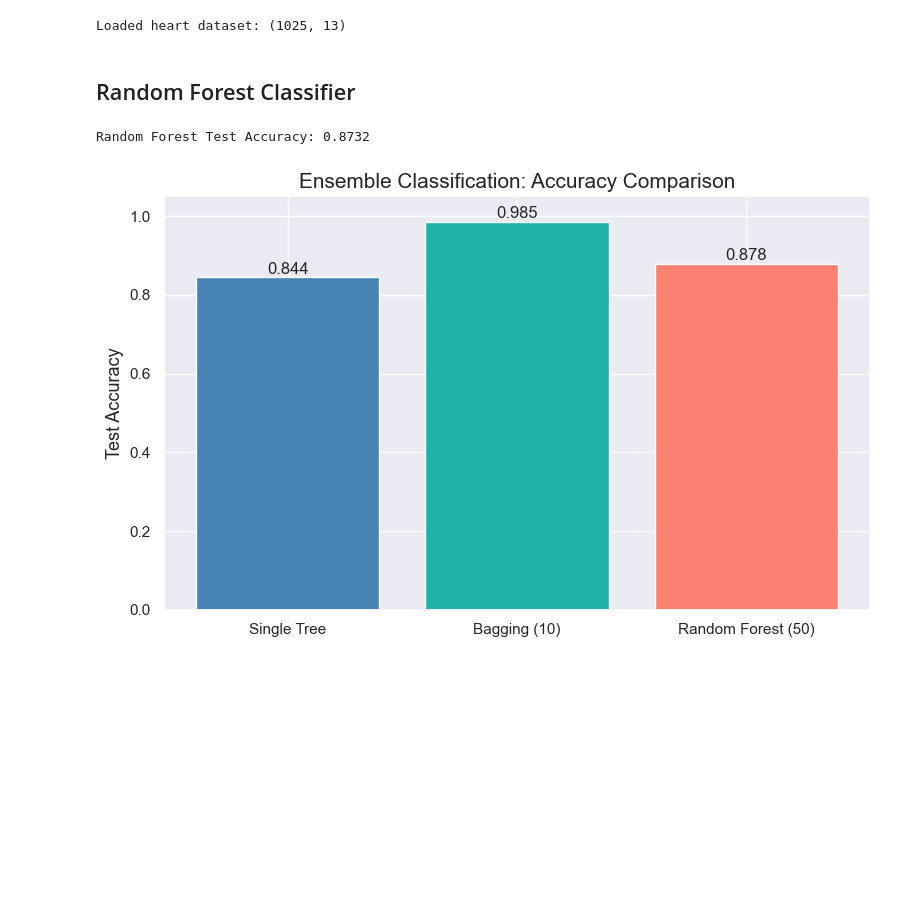
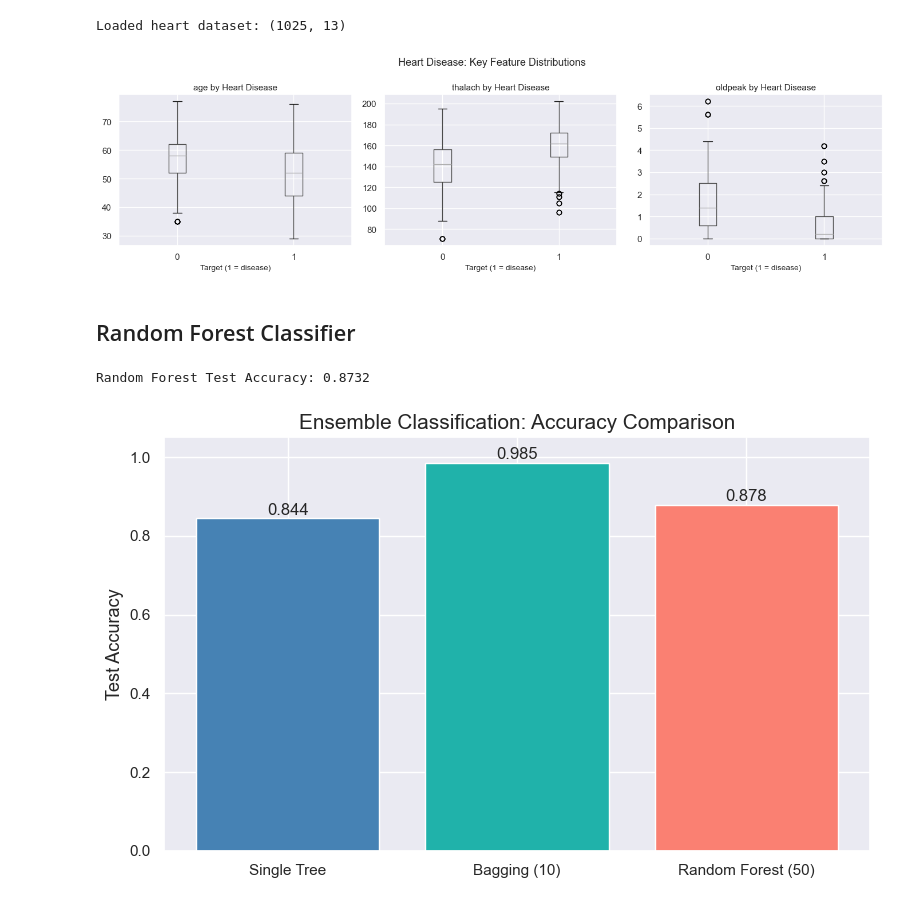
Before and after one commit to GraceYang9127/CMOR438Final, a Jupyter notebook: examples/Supervised Learning/Ensembles/ensemble.ipynb, the cells around one changed output. Saved outputs shown, nothing was run; the diff lists cells and outputs as text; code cells hidden in the pictures; blank space fills up the shorter version.

```diff
--- a/examples/Supervised Learning/Ensembles/ensemble.ipynb
+++ b/examples/Supervised Learning/Ensembles/ensemble.ipynb
@@ -54,6 +180,22 @@ X_cls_s = scaler_cls.fit_transform(X_cls)
 X_tr_c, X_te_c, y_tr_c, y_te_c = train_test_split(X_cls_s, y_cls, test_size=0.2, random_state=42)
 # %% [output]
 Loaded heart dataset: (1025, 13)
+# %%
+# EDA: heart disease feature distributions
+try:
+    df_eda = pd.read_csv('../../../data/heart.csv')
+    fig, axes = plt.subplots(1, 3, figsize=(14, 4))
+    for ax, feat in zip(axes, ['age', 'thalach', 'oldpeak']):
+        df_eda.boxplot(column=feat, by='target', ax=ax)
+        ax.set_title(f'{feat} by Heart Disease', fontsize=11)
+        ax.set_xlabel('Target (1 = disease)', fontsize=10)
+    plt.suptitle('Heart Disease: Key Feature Distributions', fontsize=13)
+    plt.tight_layout()
+    plt.show()
+except FileNotFoundError:
+    print('CSV not found. Skipping EDA.')
+# %% [output]
+[figure, added]
 # %% [markdown]
 ## Random Forest Classifier
 # %%
```
Also changed, not shown: parts of 10 cells of this notebook, 1 other file.
